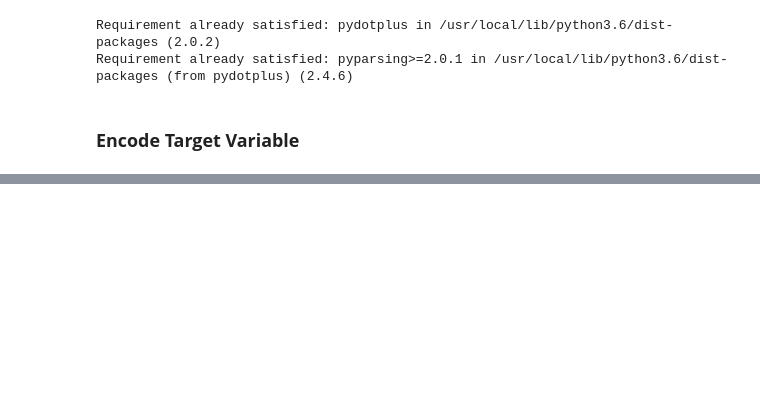
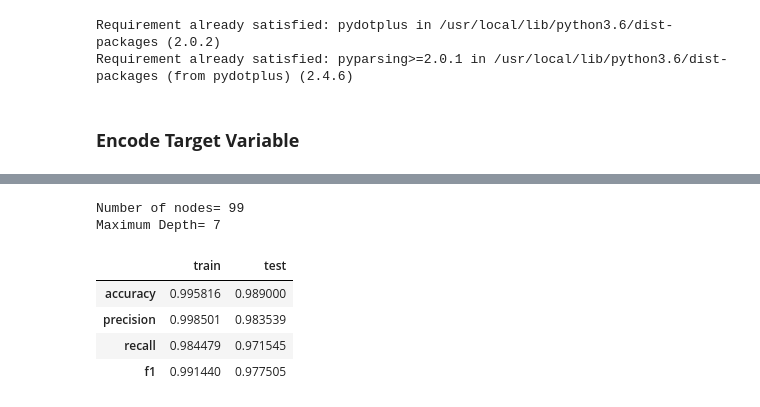
Before and after one commit to cleysonl/ML_Bootcamp_CLL, a Jupyter notebook: Advanced_ML_SM_DT_.ipynb, the cells around one changed output, grey strips where cells are left out. Drawn from its saved outputs; the diff is of its cells as text; code cells hidden in the pictures; blank space fills up the shorter version.

```diff
--- a/Advanced_ML_SM_DT_.ipynb
+++ b/Advanced_ML_SM_DT_.ipynb
@@ -51,0 +108,14 @@ X_train.shape, X_test_shape
+# %%
+from sklearn.model_selection import GridSearchCV
+
+param_grid = {'max_depth': range(1, dt.tree_.max_depth+1, 2),
+              'max_features': range(1, len(dt.feature_importances_)+1)}
+
+gr = GridSearchCV(DecisionTreeClassifier(random_state=42),
+                  cv = 3,
+                  param_grid = param_grid,
+                  scoring = 'accuracy',
+                  n_jobs = 1,
+                  verbose = 2)
+
+gr.fit(X_train, y_train)
@@ -51,0 +178,20 @@ X_train.shape, X_test_shape
+# %%
+print("Number of nodes= {}\nMaximum Depth= {}".format(gr.best_estimator_.tree_.node_count, gr.best_estimator_.tree_.max_depth))
+# %% [output]
+Number of nodes= 99
+Maximum Depth= 7
+# %%
+y_train_pred_gr = gr.predict(X_train)
+y_test_pred_gr = gr.predict(X_test)
+
+train_test_gr_error = pd.concat([measure_score(y_train, y_train_pred_gr, 'train'),
+                                 measure_score(y_test, y_test_pred_gr, 'test')],
+                                axis=1)
+# %%
+train_test_gr_error
+# %% [output]
+|  | train | test |
+| accuracy | 0.995816 | 0.989000 |
+| precision | 0.998501 | 0.983539 |
+| recall | 0.984479 | 0.971545 |
+| f1 | 0.991440 | 0.977505 |
```
Also changed, not shown: parts of 13 cells of this notebook.
